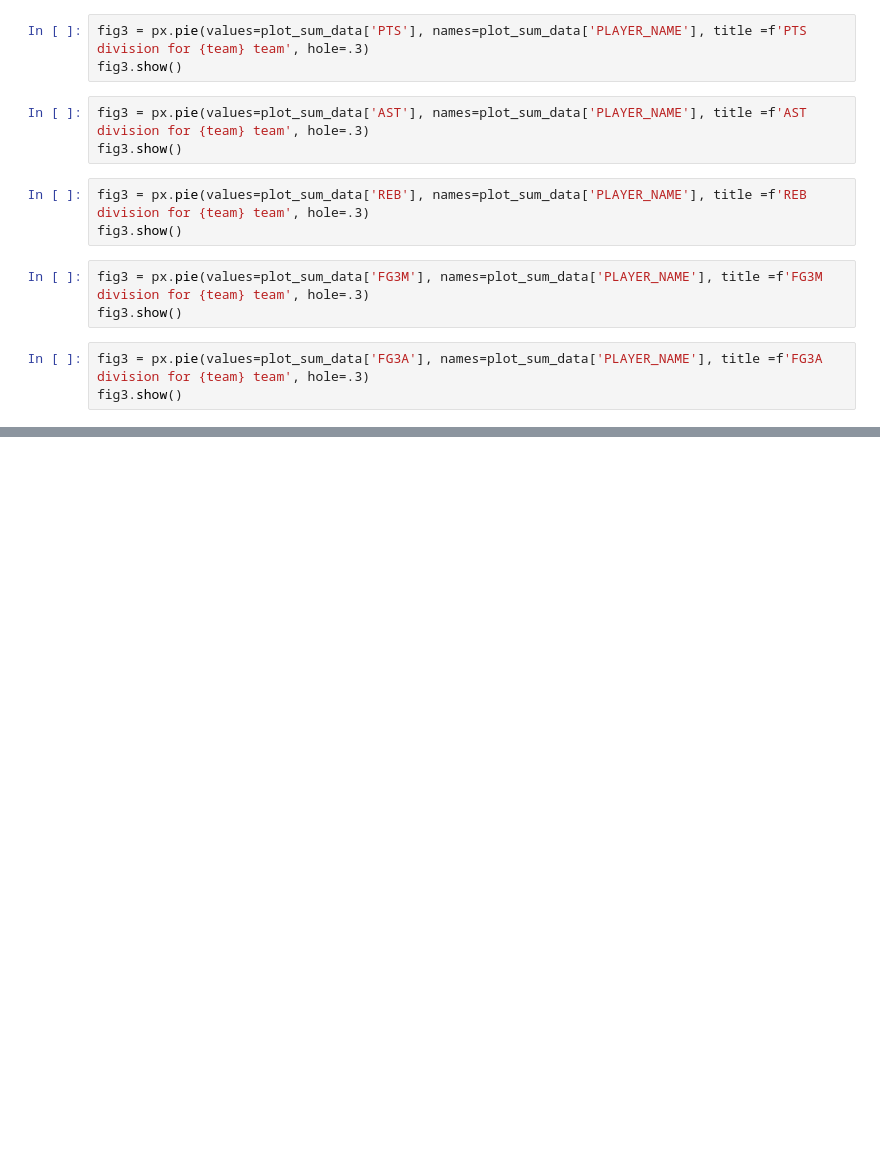
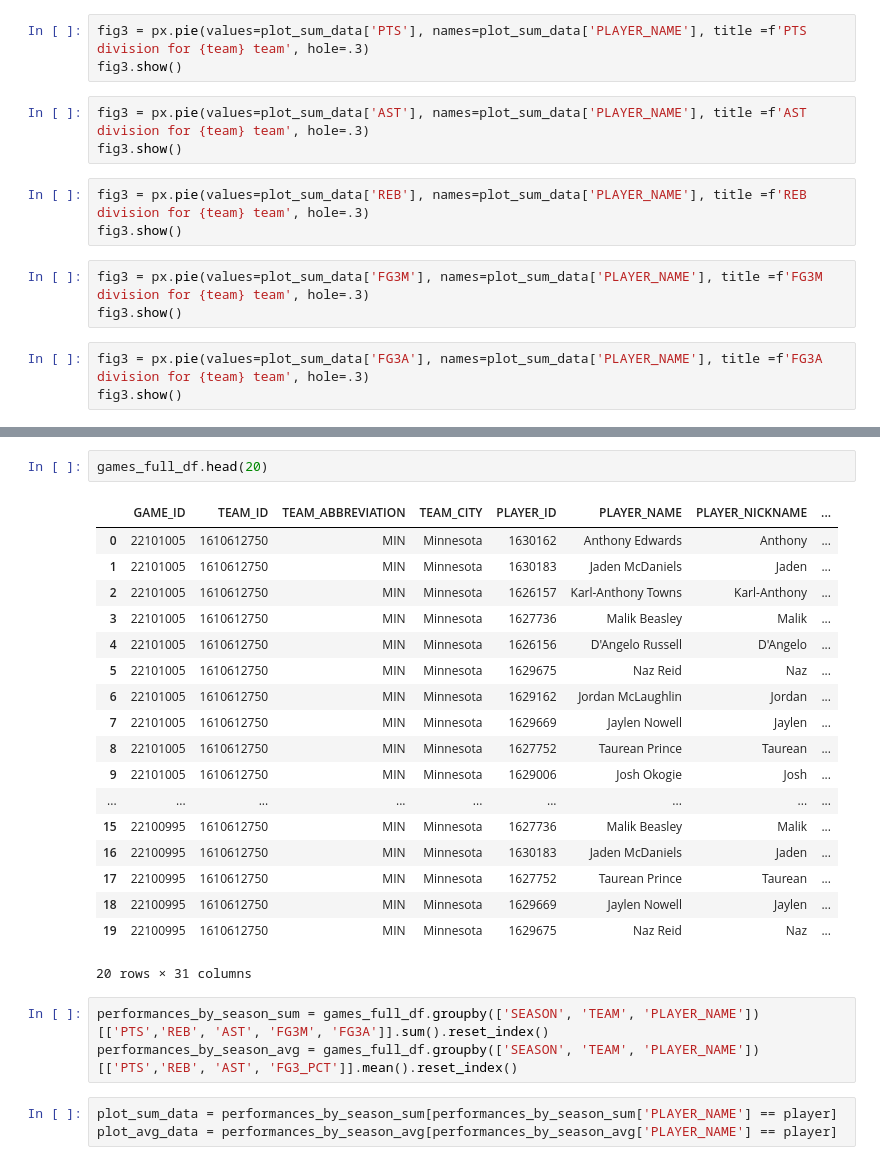
Before and after one commit to matteoForoni/nba-scouting-stats, a Jupyter notebook: nba-scouting-stats.ipynb, the cells around one changed output, grey strips where cells are left out. Saved outputs shown, nothing was run; the diff lists cells and outputs as text; blank space fills up the shorter version.

Commit message:
Stats for players

```diff
--- a/nba-scouting-stats.ipynb
+++ b/nba-scouting-stats.ipynb
@@ -825,0 +850,27 @@ fig3.show()
+# %%
+games_full_df.head(20)
+# %% [output]
+|  | GAME_ID | TEAM_ID | TEAM_ABBREVIATION | TEAM_CITY | PLAYER_ID | PLAYER_NAME | PLAYER_NICKNAME | ... |
+| 0 | 22101005 | 1610612750 | MIN | Minnesota | 1630162 | Anthony Edwards | Anthony | ... |
+| 1 | 22101005 | 1610612750 | MIN | Minnesota | 1630183 | Jaden McDaniels | Jaden | ... |
+| 2 | 22101005 | 1610612750 | MIN | Minnesota | 1626157 | Karl-Anthony Towns | Karl-Anthony | ... |
+| 3 | 22101005 | 1610612750 | MIN | Minnesota | 1627736 | Malik Beasley | Malik | ... |
+| 4 | 22101005 | 1610612750 | MIN | Minnesota | 1626156 | D'Angelo Russell | D'Angelo | ... |
+| 5 | 22101005 | 1610612750 | MIN | Minnesota | 1629675 | Naz Reid | Naz | ... |
+| 6 | 22101005 | 1610612750 | MIN | Minnesota | 1629162 | Jordan McLaughlin | Jordan | ... |
+| 7 | 22101005 | 1610612750 | MIN | Minnesota | 1629669 | Jaylen Nowell | Jaylen | ... |
+| 8 | 22101005 | 1610612750 | MIN | Minnesota | 1627752 | Taurean Prince | Taurean | ... |
+| 9 | 22101005 | 1610612750 | MIN | Minnesota | 1629006 | Josh Okogie | Josh | ... |
+| ... | ... | ... | ... | ... | ... | ... | ... | ... |
+| 15 | 22100995 | 1610612750 | MIN | Minnesota | 1627736 | Malik Beasley | Malik | ... |
+| 16 | 22100995 | 1610612750 | MIN | Minnesota | 1630183 | Jaden McDaniels | Jaden | ... |
+| 17 | 22100995 | 1610612750 | MIN | Minnesota | 1627752 | Taurean Prince | Taurean | ... |
+| 18 | 22100995 | 1610612750 | MIN | Minnesota | 1629669 | Jaylen Nowell | Jaylen | ... |
+| 19 | 22100995 | 1610612750 | MIN | Minnesota | 1629675 | Naz Reid | Naz | ... |
+20 rows × 31 columns
+# %%
+performances_by_season_sum = games_full_df.groupby(['SEASON', 'TEAM', 'PLAYER_NAME'])[['PTS','REB', 'AST', 'FG3M', 'FG3A']].sum().reset_index()
+performances_by_season_avg = games_full_df.groupby(['SEASON', 'TEAM', 'PLAYER_NAME'])[['PTS','REB', 'AST', 'FG3_PCT']].mean().reset_index()
+# %%
+plot_sum_data = performances_by_season_sum[performances_by_season_sum['PLAYER_NAME'] == player]
+plot_avg_data = performances_by_season_avg[performances_by_season_avg['PLAYER_NAME'] == player]
```
Also changed, not shown: parts of 8 cells of this notebook.
